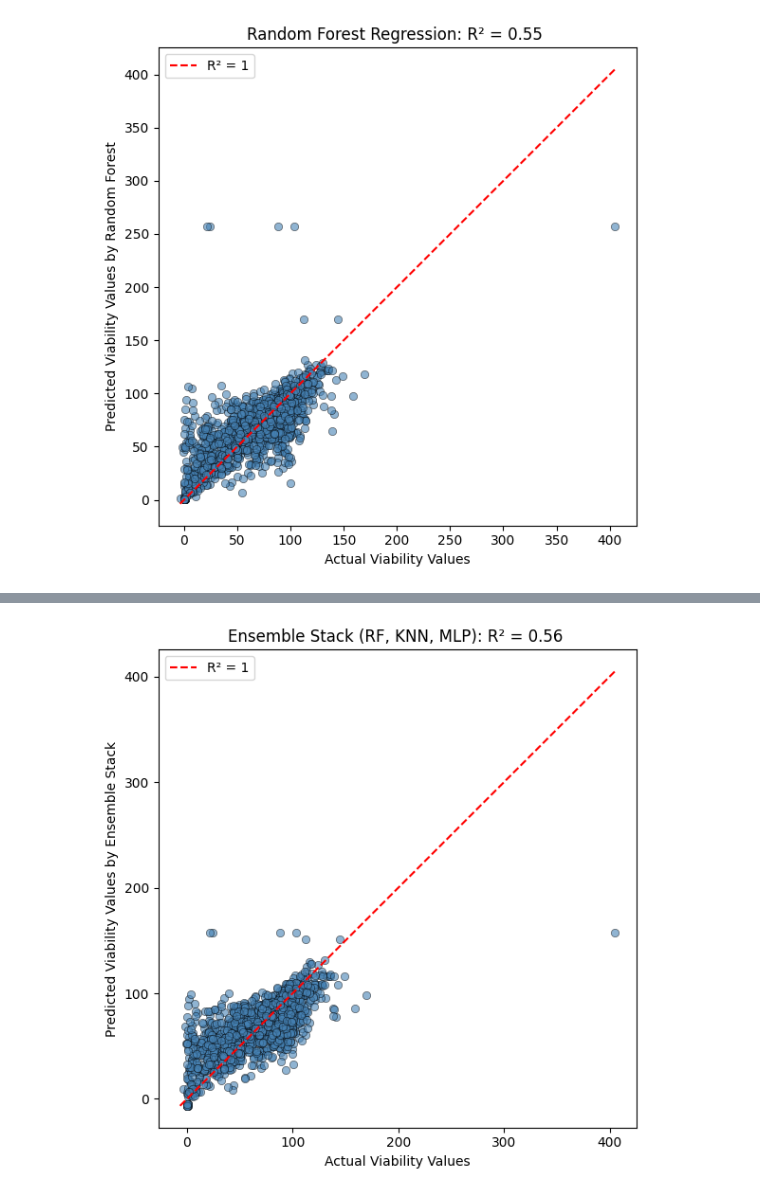
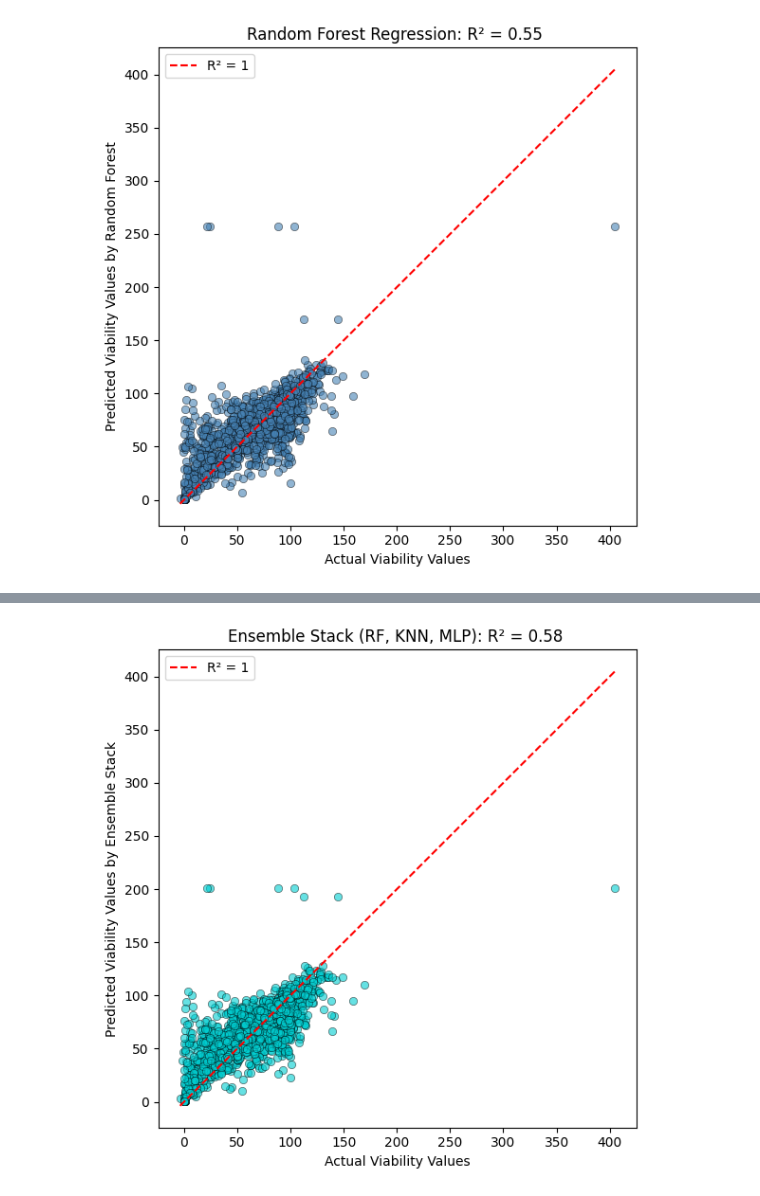
Before and after one commit to siemvo/MSc_ML_Assignment, a Jupyter notebook: !ML_Regression.ipynb, the cells around one changed output, grey strips where cells are left out. Saved outputs shown, nothing was run; the diff lists cells and outputs as text; code cells hidden in the pictures.

Commit message:
Optimizing RF and more figures

```diff
--- a/!ML_Regression.ipynb
+++ b/!ML_Regression.ipynb
@@ -289,27 +291,3 @@ print(f"R^2 Score: {r2_rf_old:.4f}")
 Random Forest Regression Results
 Mean Squared Error (MSE): 471.5396
 R^2 Score: 0.5525
-# %%
-# Random Forest Regression: slight improvement with some tuning
-
-from sklearn.ensemble import RandomForestRegressor
-
-# Using default (MSE) criterion for regression
-rf = RandomForestRegressor(
-    n_estimators=100,
-    min_samples_split=10,  # Prevents the tree from splitting too early
-    min_samples_leaf=4,  # Prevents overly granular leaf nodes
-    random_state=123,
-    n_jobs=-1
-)
-
-rf.fit(X_train_scaled_df, y_train)
-y_pred_rf = rf.predict(X_test_scaled_df)
-joblib.dump(rf, 'files/random_forest.pkl')
-
-mse_rf = mean_squared_error(y_test, y_pred_rf)
-r2_rf = r2_score(y_test, y_pred_rf)
-
-print(f"Random Forest Regression Results")
-print(f"Mean Squared Error (MSE): {mse_rf:.4f}")
-print(f"R^2 Score: {r2_rf:.4f}")
@@ -457,7 +485,7 @@ from sklearn.ensemble import StackingRegressor
 from sklearn.linear_model import LinearRegression
 
 estimators = [
-    ('rf', rf),
+    ('rf', best_rf),
     ('knn', knn),
     ('mlp', mlp),
 ]
@@ -471,17 +499,5 @@ stack = StackingRegressor(
 )
 
 stack.fit(X_train_scaled_df, y_train)
-
-# Predict and evaluate
-stack_preds = stack.predict(X_test_scaled_df)
-mse_stack = mean_squared_error(y_test, stack_preds)
-r2_stack = r2_score(y_test, stack_preds)
-
-print("Stacking Regressor Results")
-print(f"MSE: {mse_stack:.2f}")
-print(f"R² Score: {r2_stack:.2f}")
-
-# R2 score of 0.56 (best one so far)
-joblib.dump(stack, 'files/stack.pkl')
 # %% [output]
 Stacking Regressor Results
@@ -617,26 +683,26 @@ plt.show()
 # %%
 # Plot the stack predictions vs y_test
 import matplotlib.pyplot as plt
 import seaborn as sns
 import numpy as np
 
 # Create scatter plot
 plt.figure(figsize=(8, 6))
-sns.scatterplot(x=y_test, y=stack_preds, color="steelblue", alpha=0.6, edgecolor='k')
+sns.scatterplot(x=y_test, y=stack_preds, color="darkturquoise", alpha=0.6, edgecolor='k')
 
 # Plot y = x line for reference
 max_val = max(max(y_test), max(stack_preds))
 min_val = min(min(y_test), min(stack_preds))
 plt.plot([min_val, max_val], [min_val, max_val], 'r--', label='R² = 1')
 
 # Labels and title
 plt.xlabel("Actual Viability Values")
 plt.ylabel("Predicted Viability Values by Ensemble Stack")
 plt.title(f"Ensemble Stack (RF, KNN, MLP): R² = {r2_stack:.2f} ")
 plt.legend()
 # Set 1:1 aspect ratio
 plt.gca().set_aspect('equal', adjustable='box')
 plt.tight_layout()
 plt.show()
 # %% [output]
-[figure, old version]
+[figure, new version]
```
Also changed, not shown: parts of 19 cells of this notebook, 6 other files.
